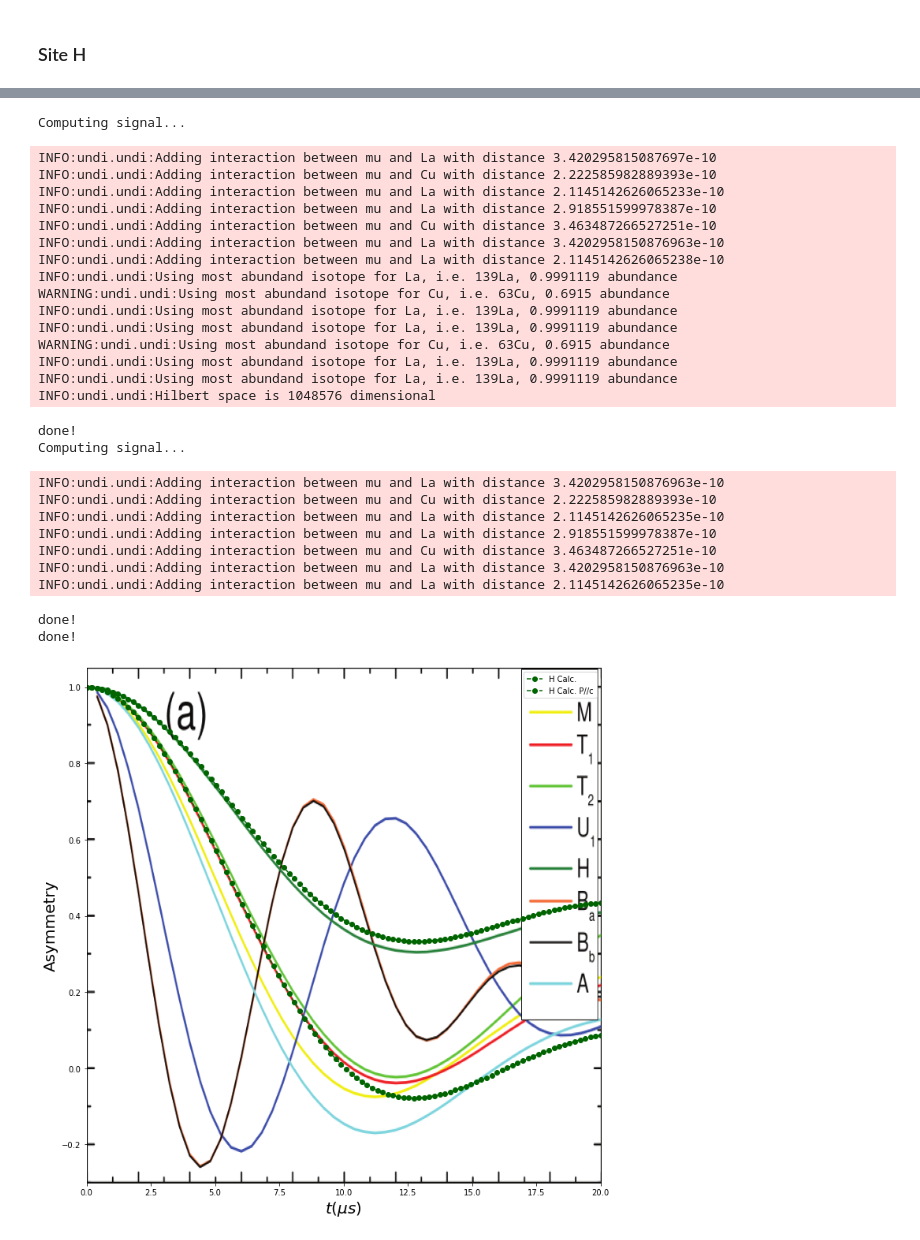
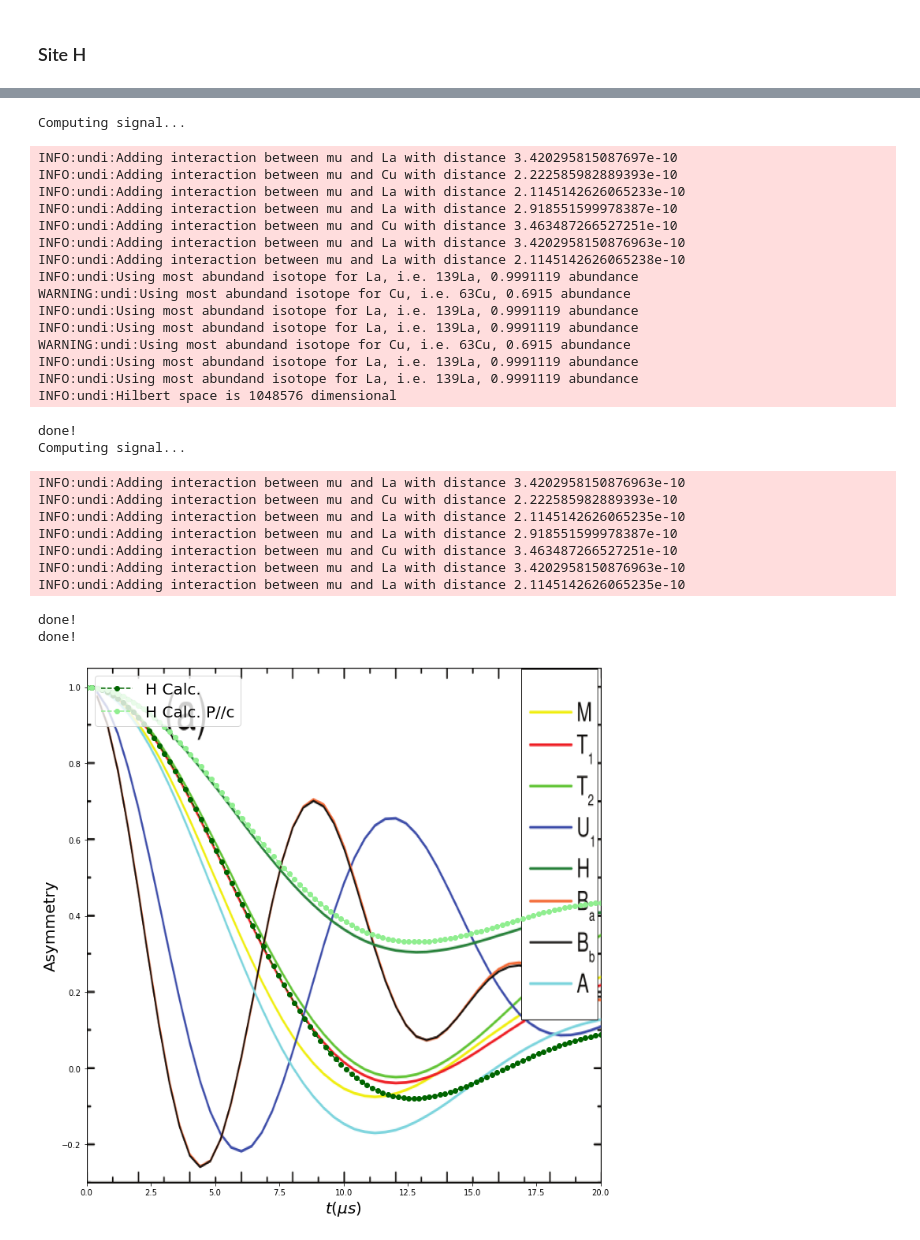
Before and after one commit to bonfus/undi, a Jupyter notebook: examples/LaCuO4.ipynb, the cells around one changed output, grey strips where cells are left out. Saved outputs shown, nothing was run; the diff lists cells and outputs as text; code cells hidden in the pictures.

```diff
--- a/examples/LaCuO4.ipynb
+++ b/examples/LaCuO4.ipynb
@@ -76,7 +87,7 @@ def gen_radial_EFG(p_mu, p_N, Vzz=None):
         Vzz = Vzz_for_unit_charge_at_distance(n)
 
     x /= n; r = 1. # keeping formula below for clarity
-    return -Vzz * ( (3.*np.outer(x,x)-np.eye(3)*(r**2))/r**5 )
+    return -Vzz * ( (3.*np.outer(x,x)-np.eye(3)*(r**2))/r**5 ) * 0.5
 
 
 def gen_neighbouring_atomic_structure(muon_position, cutoffs):
@@ -85,10 +96,8 @@ def gen_neighbouring_atomic_structure(muon_position, cutoffs):
     from ase.neighborlist import neighbor_list
 
 
-    atoms = read('1008481.cif')
+    atoms = read('./structures/1008481.cif')
     atoms.extend(Atom('H', [0,0,0]))
-
-    cell_matrix = atoms.cell.array
 
     # update muon position
     pos = atoms.get_scaled_positions()
@@ -462,7 +471,7 @@ print('done!')
 fig, axes = plt.subplots(1,1, figsize=(12,12))
 
 axes.plot(tlist*1e6,signal_H_Pab,'--', color='darkgreen', marker='o',label='H Calc. ', zorder=1)
-axes.plot(tlist*1e6,signal_H_Pc, '--', color='darkgreen', marker='o',label='H Calc. P//c', zorder=2)
+axes.plot(tlist*1e6,signal_H_Pc, '--', color='lightgreen', marker='o',label='H Calc. P//c', zorder=2)
 
 imdata = plt.imread('images/Fig1.png')
 axes.imshow(imdata, zorder=0, extent=[0., 20.0, -0.3, 1.05], aspect=20/(1.05+0.3), resample=True)
@@ -473,7 +482,7 @@ axes.set_xlim([0,20])
 axes.set_xlabel(r'$t (\mu s)$', fontsize=20)
 axes.set_ylabel(r'Asymmetry', fontsize=20);
 
-plt.legend()
+plt.legend(loc=2, fontsize=20)
 plt.savefig("H.png")
 plt.show()
 # %% [output]
@@ -496,28 +505,28 @@ INFO:undi.undi:Hilbert space is 1048576 dimensional
 Computing signal...
-INFO:undi.undi:Adding interaction between mu and La with distance 3.420295815087697e-10
-INFO:undi.undi:Adding interaction between mu and Cu with distance 2.222585982889393e-10
-INFO:undi.undi:Adding interaction between mu and La with distance 2.1145142626065233e-10
-INFO:undi.undi:Adding interaction between mu and La with distance 2.918551599978387e-10
-INFO:undi.undi:Adding interaction between mu and Cu with distance 3.463487266527251e-10
-INFO:undi.undi:Adding interaction between mu and La with distance 3.4202958150876963e-10
-INFO:undi.undi:Adding interaction between mu and La with distance 2.1145142626065238e-10
-INFO:undi.undi:Using most abundand isotope for La, i.e. 139La, 0.9991119 abundance
-WARNING:undi.undi:Using most abundand isotope for Cu, i.e. 63Cu, 0.6915 abundance
-INFO:undi.undi:Using most abundand isotope for La, i.e. 139La, 0.9991119 abundance
-INFO:undi.undi:Using most abundand isotope for La, i.e. 139La, 0.9991119 abundance
-WARNING:undi.undi:Using most abundand isotope for Cu, i.e. 63Cu, 0.6915 abundance
-INFO:undi.undi:Using most abundand isotope for La, i.e. 139La, 0.9991119 abundance
-INFO:undi.undi:Using most abundand isotope for La, i.e. 139La, 0.9991119 abundance
-INFO:undi.undi:Hilbert space is 1048576 dimensional
+INFO:undi:Adding interaction between mu and La with distance 3.420295815087697e-10
+INFO:undi:Adding interaction between mu and Cu with distance 2.222585982889393e-10
+INFO:undi:Adding interaction between mu and La with distance 2.1145142626065233e-10
+INFO:undi:Adding interaction between mu and La with distance 2.918551599978387e-10
+INFO:undi:Adding interaction between mu and Cu with distance 3.463487266527251e-10
+INFO:undi:Adding interaction between mu and La with distance 3.4202958150876963e-10
+INFO:undi:Adding interaction between mu and La with distance 2.1145142626065238e-10
+INFO:undi:Using most abundand isotope for La, i.e. 139La, 0.9991119 abundance
+WARNING:undi:Using most abundand isotope for Cu, i.e. 63Cu, 0.6915 abundance
+INFO:undi:Using most abundand isotope for La, i.e. 139La, 0.9991119 abundance
+INFO:undi:Using most abundand isotope for La, i.e. 139La, 0.9991119 abundance
+WARNING:undi:Using most abundand isotope for Cu, i.e. 63Cu, 0.6915 abundance
+INFO:undi:Using most abundand isotope for La, i.e. 139La, 0.9991119 abundance
+INFO:undi:Using most abundand isotope for La, i.e. 139La, 0.9991119 abundance
+INFO:undi:Hilbert space is 1048576 dimensional
 done!
 Computing signal...
-INFO:undi.undi:Adding interaction between mu and La with distance 3.4202958150876963e-10
-INFO:undi.undi:Adding interaction between mu and Cu with distance 2.222585982889393e-10
-INFO:undi.undi:Adding interaction between mu and La with distance 2.1145142626065235e-10
-INFO:undi.undi:Adding interaction between mu and La with distance 2.918551599978387e-10
-INFO:undi.undi:Adding interaction between mu and Cu with distance 3.463487266527251e-10
-INFO:undi.undi:Adding interaction between mu and La with distance 3.4202958150876963e-10
-INFO:undi.undi:Adding interaction between mu and La with distance 2.1145142626065235e-10
+INFO:undi:Adding interaction between mu and La with distance 3.4202958150876963e-10
+INFO:undi:Adding interaction between mu and Cu with distance 2.222585982889393e-10
+INFO:undi:Adding interaction between mu and La with distance 2.1145142626065235e-10
+INFO:undi:Adding interaction between mu and La with distance 2.918551599978387e-10
+INFO:undi:Adding interaction between mu and Cu with distance 3.463487266527251e-10
+INFO:undi:Adding interaction between mu and La with distance 3.4202958150876963e-10
+INFO:undi:Adding interaction between mu and La with distance 2.1145142626065235e-10
 done!
 done!
-[figure, old version]
+[figure, new version]
```
Also changed, not shown: parts of 9 cells of this notebook, 5 other files.
